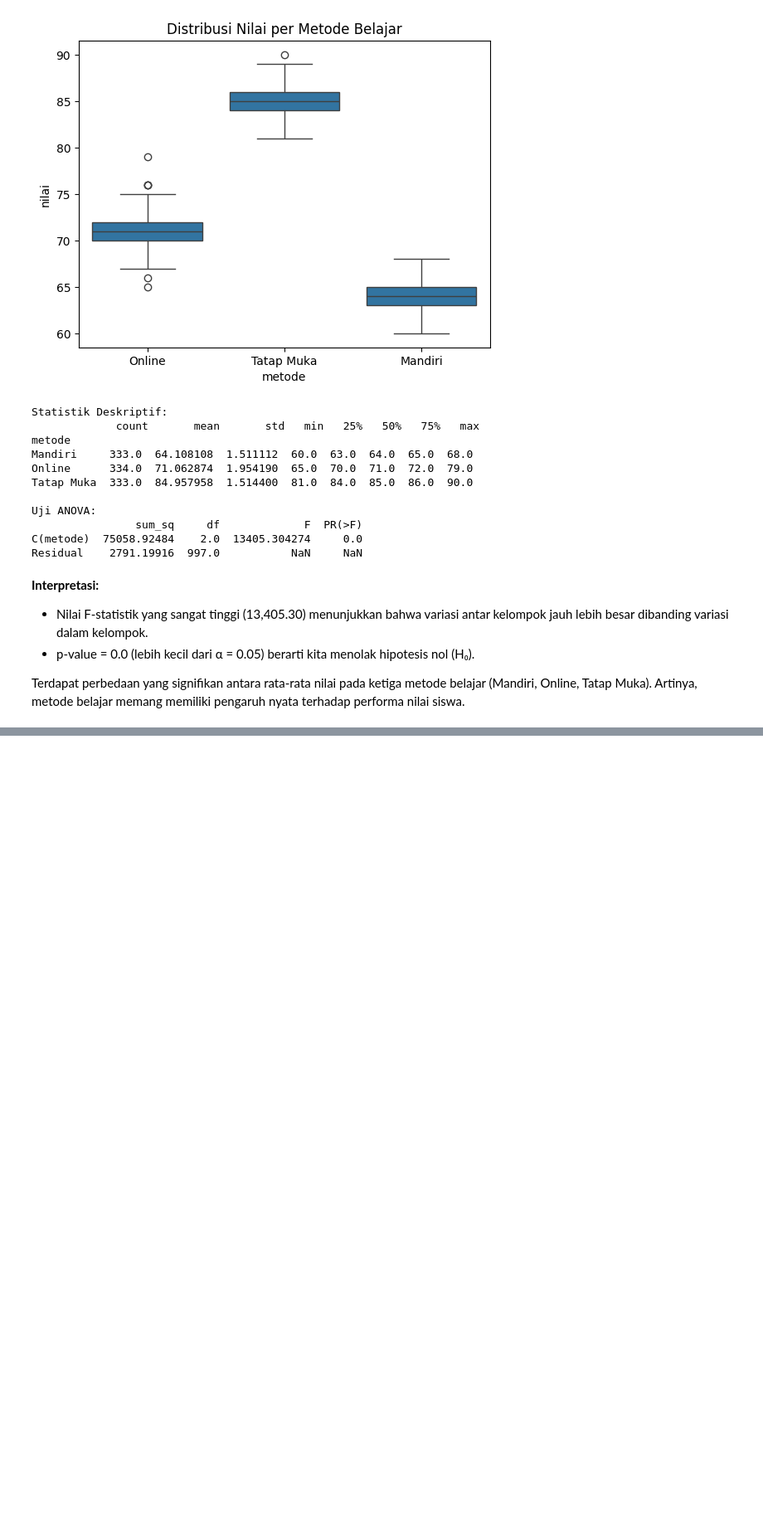
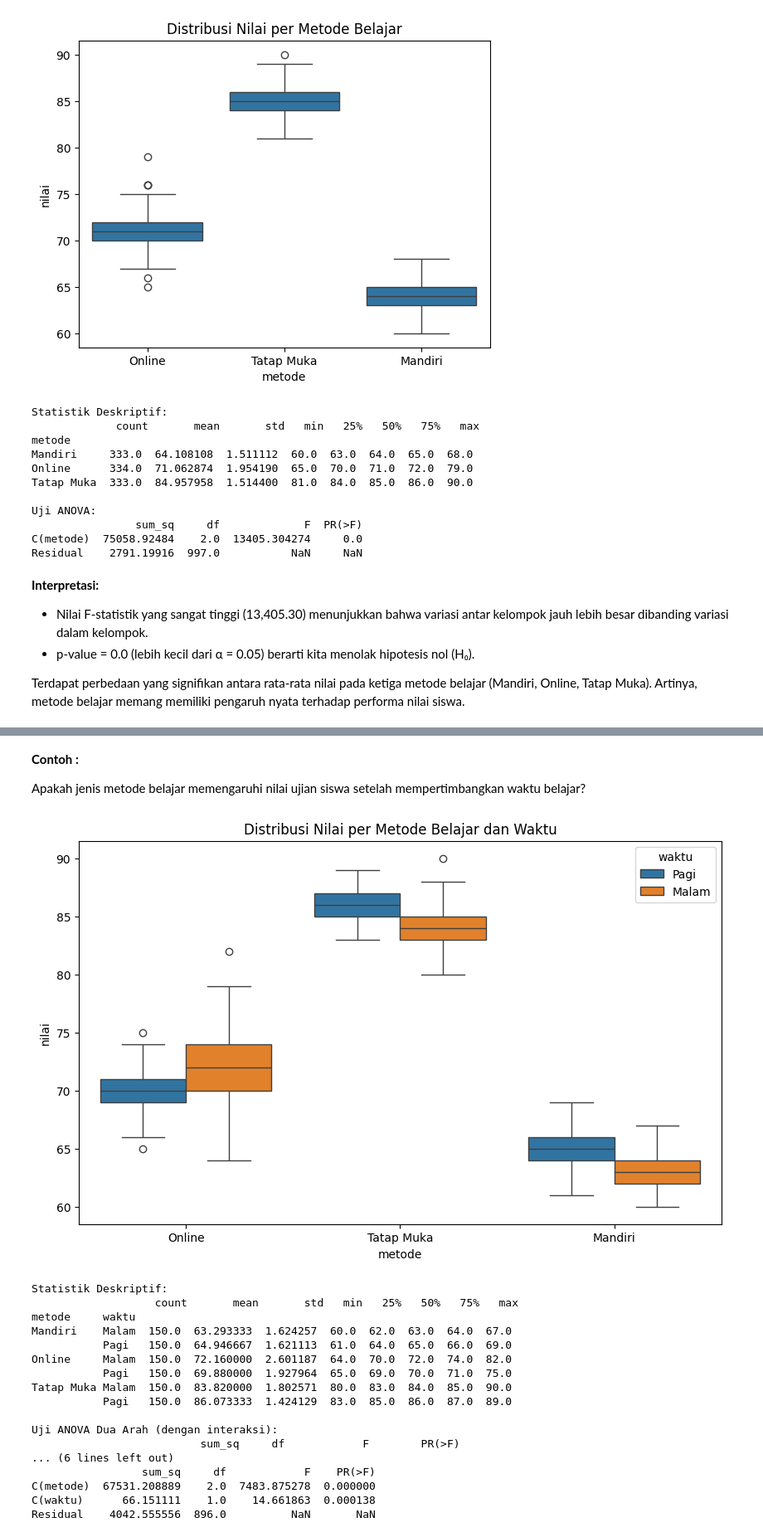
Before and after one commit to Yutsss/Probstat-Week13-Kelompok2, a Jupyter notebook: notebook/anova.ipynb, the cells around one changed output, grey strips where cells are left out. Shown at 83% size. Cells and saved outputs as stored; diff of their text form; code cells hidden in the pictures; blank space fills up the shorter version.

Commit message:
feat: add dua arah ANOVA

```diff
--- a/notebook/anova.ipynb
+++ b/notebook/anova.ipynb
@@ -64,0 +74,45 @@ Terdapat perbedaan yang signifikan antara rata-rata nilai pada ketiga metode bel
+# %% [markdown]
+**Contoh :**
+
+Apakah jenis metode belajar memengaruhi nilai ujian siswa setelah mempertimbangkan waktu belajar?
+# %%
+# Load the data for two-way ANOVA
+data_2a = pd.read_csv("../datasets/dua_arah.csv")
+
+# Boxplot untuk melihat distribusi nilai berdasarkan kedua faktor
+plt.figure(figsize=(10, 6))
+sns.boxplot(x="metode", y="nilai", hue="waktu", data=data_2a)
+plt.title("Distribusi Nilai per Metode Belajar dan Waktu")
+plt.show()
+
+# Statistik Deskriptif
+print("Statistik Deskriptif:\n", data_2a.groupby(['metode', 'waktu'])['nilai'].describe())
+
+print("\nUji ANOVA Dua Arah (dengan interaksi):")
+model_2a = ols('nilai ~ C(metode) * C(waktu)', data=data_2a).fit()
+anova_2a = sm.stats.anova_lm(model_2a, typ=2)
+print(anova_2a)
+
+print("\nUji ANOVA Dua Arah (tanpa interaksi):")
+model_2a_no_interaksi = ols('nilai ~ C(metode) + C(waktu)', data=data_2a).fit()
+anova_2a_no_interaksi = sm.stats.anova_lm(model_2a_no_interaksi, typ=2)
+print(anova_2a_no_interaksi)
+# %% [output]
+[figure, added]
+Statistik Deskriptif:
+                   count       mean       std   min   25%   50%   75%   max
+metode     waktu
+Mandiri    Malam  150.0  63.293333  1.624257  60.0  62.0  63.0  64.0  67.0
+           Pagi   150.0  64.946667  1.621113  61.0  64.0  65.0  66.0  69.0
+Online     Malam  150.0  72.160000  2.601187  64.0  70.0  72.0  74.0  82.0
+           Pagi   150.0  69.880000  1.927964  65.0  69.0  70.0  71.0  75.0
+Tatap Muka Malam  150.0  83.820000  1.802571  80.0  83.0  84.0  85.0  90.0
+           Pagi   150.0  86.073333  1.424129  83.0  85.0  86.0  87.0  89.0
+
+Uji ANOVA Dua Arah (dengan interaksi):
+                          sum_sq     df            F        PR(>F)
+... (6 lines left out)
+                 sum_sq     df            F    PR(>F)
+C(metode)  67531.208889    2.0  7483.875278  0.000000
+C(waktu)      66.151111    1.0    14.661863  0.000138
+Residual    4042.555556  896.0          NaN       NaN
```
Also changed, not shown: parts of 3 cells of this notebook, 2 other files.
